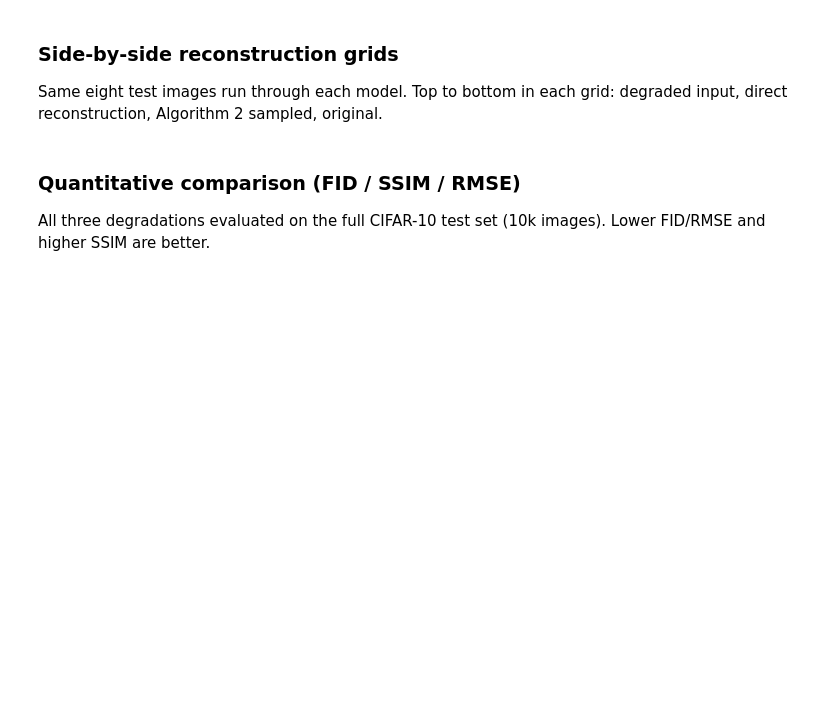
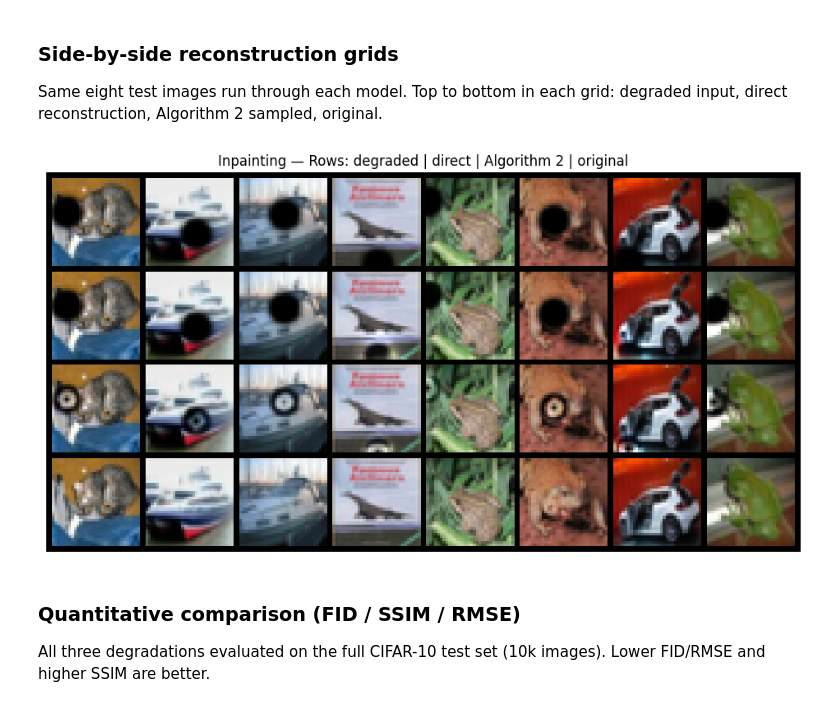
Before and after one commit to J0hns0n-Wang/CS4782_Final_Project, a Jupyter notebook: project.ipynb, the cells around one changed output. Saved outputs shown, nothing was run; the diff lists cells and outputs as text; code cells hidden in the pictures; blank space fills up the shorter version.

```diff
--- a/project.ipynb
+++ b/project.ipynb
@@ -277,23 +281,25 @@ Same eight test images run through each model. Top to bottom in each grid: degra
 # %%
 def reconstruct_grid(ema_obj, degradation, T, x0, device, title):
     diffusion = ColdDiffusion(ema_obj.ema_model.to(device), degradation.to(device), T=T).eval()
     with torch.no_grad():
         t_full = torch.full((x0.shape[0],), T, device=device, dtype=torch.long)
         state = diffusion.sample_state(x0)
         xT = diffusion.q_sample(x0, t_full, state=state)
         direct  = diffusion.predict_x0(xT, t_full).clamp(0, 1)
         sampled = diffusion.sample_improved(xT, state=state).clamp(0, 1)
     rows = torch.cat([xT.clamp(0,1).cpu(), direct.cpu(), sampled.cpu(), x0.cpu()])
     grid = make_grid(rows, nrow=x0.shape[0])
     fig, ax = plt.subplots(figsize=(12, 6))
     ax.imshow(grid.permute(1, 2, 0))
     ax.set_title(f'{title} — Rows: degraded | direct | Algorithm 2 | original')
     ax.axis('off')
     plt.show()
 
-# reconstruct_grid(ema,      deg,      50, x0_demo, DEVICE, 'Inpainting')
+reconstruct_grid(ema,      deg,      50, x0_demo, DEVICE, 'Inpainting')
 # reconstruct_grid(ema_blur, blur_deg, 40, x0_demo, DEVICE, 'Blur')
 # reconstruct_grid(ema_sr,   sr_deg,    3, x0_demo, DEVICE, 'Super-resolution')
+# %% [output]
+[figure, added]
 # %% [markdown]
 ### Quantitative comparison (FID / SSIM / RMSE)
 
```
Also changed, not shown: parts of 12 cells of this notebook, 1 other file.
